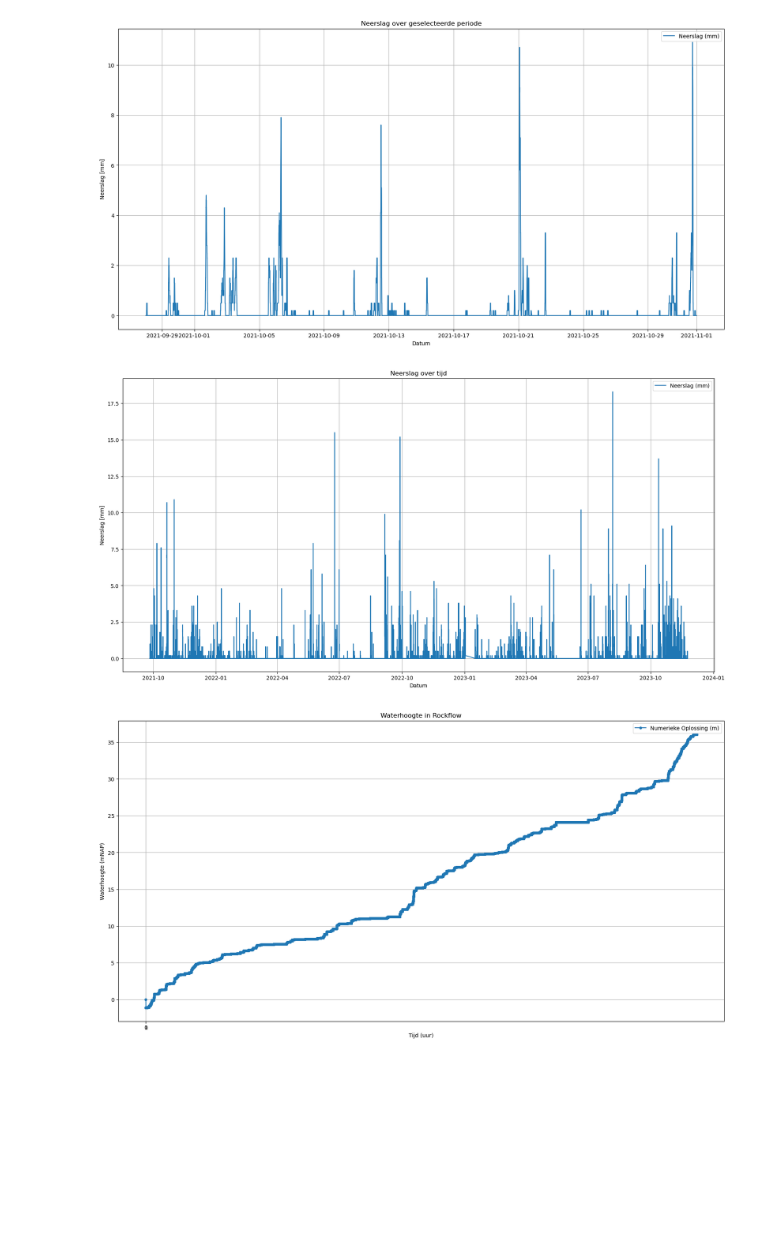
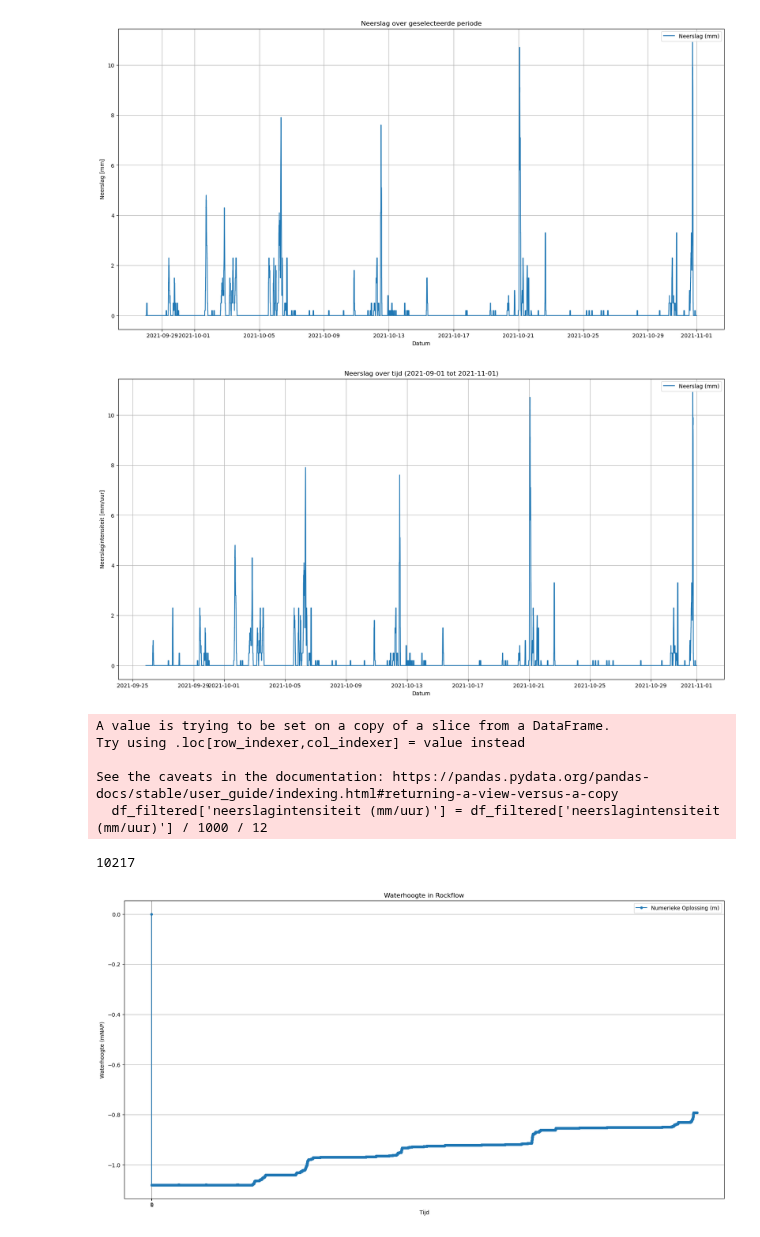
Before and after one commit to Dim277/Casus_waterbergende_weg, a Jupyter notebook: Model_WBW_2Bakjes_23122023.ipynb, the cells around one changed output. Saved outputs shown, nothing was run; the diff lists cells and outputs as text; code cells hidden in the pictures; blank space fills up the shorter version.

```diff
--- a/Model_WBW_2Bakjes_23122023.ipynb
+++ b/Model_WBW_2Bakjes_23122023.ipynb
@@ -54,13 +54,13 @@ df_neerslag['neerslagintensiteit (mm/uur)'] = df_neerslag['neerslagintensiteit (
 150 rows × 3 columns
 [figure]
 # %%
-#Lijstje van de benodigde imports
+# Lijstje van de benodigde imports
 import numpy as np
 import pandas as pd
 import matplotlib.pyplot as plt
 import matplotlib.dates as mdates
 
-#Omzetten verkregen dataset KNMI naar lijst met gefilterde waardes
+# Omzetten verkregen dataset KNMI naar lijst met gefilterde waardes
 
 # Inladen neerslagdata
 df_neerslag = pd.read_csv('Neerslag_Hoogmade.csv', skipinitialspace=True, header=0, sep=';')
@@ -74,21 +74,30 @@ df_neerslag['neerslagintensiteit (mm/uur)'] = pd.to_numeric(df_neerslag['neersla
 # Vervang NaN door 0
 df_neerslag['neerslagintensiteit (mm/uur)'].fillna(0, inplace=True)
 
-# Plot de DateTime tegenover de RH
+# Datumfilter instellen van 2021-09-01 tot 2021-10-01
+start_date = '2021-09-01'
+end_date = '2021-11-01'
+
+# Selecteer de rijen binnen het gewenste datum bereik
+df_filtered = df_neerslag[(df_neerslag['DateTime'] >= start_date) & (df_neerslag['DateTime'] <= end_date)]
+
+# Plot de DateTime tegenover de RH voor het gefilterde bereik
 plt.figure(figsize=(20, 10))
-plt.plot(df_neerslag["DateTime"], df_neerslag["neerslagintensiteit (mm/uur)"], label="Neerslag (mm)")
-plt.title("Neerslag over tijd")
+plt.plot(df_filtered["DateTime"], df_filtered["neerslagintensiteit (mm/uur)"], label="Neerslag (mm)")
+plt.title("Neerslag over tijd ({} tot {})".format(start_date, end_date))
 plt.xlabel("Datum")
-plt.ylabel("Neerslag [mm]")
+plt.ylabel("Neerslagintensiteit [mm/uur]")
 plt.grid(True)
 plt.legend()
 plt.show()
 
-# Omzetten neerslag naar mm, daarna naar m
-df_neerslag['neerslagintensiteit (mm/uur)'] = df_neerslag['neerslagintensiteit (mm/uur)'] / 1000
+# Omzetten neerslag naar mm, daarna naar m, door 12 om van mm/uur naar mm/5 min te gaan
+df_filtered['neerslagintensiteit (mm/uur)'] = df_filtered['neerslagintensiteit (mm/uur)'] / 1000 / 12
 
 # Haal alle waarden van 'neerslagintensiteit (mm/uur)' op als lijst
-neerslag_lijst = df_neerslag['neerslagintensiteit (mm/uur)'].tolist()
+neerslag_lijst = df_filtered['neerslagintensiteit (mm/uur)'].tolist()
+
+#print(neerslag_lijst)
 
 # Parameters
 #Bergend Opp
@@ -99,59 +108,67 @@ A_trottoir_goot = 532.36
 A_parkeerplaatsen = 570.08
 A_afstromend = A_hellend_dak + A_vlak_dak + A_rijweg_goot + A_trottoir_goot + A_parkeerplaatsen
 
-#RW
+#Rockwool
 A_RW = 1337.53   #Oppervlak van het bergend pakket (m^2)
 k_RW = 200/24/12 #Doorlatendheidscoëfficiënt van de rockflow (m/5min)
 p_RW = 0.95      #Porositeit Rockwool
-#DZ
+Onderkant_RW = -1.08  #In mNAP
+#Drainzand
 A_DZ = 0.70*180
 k_DZ = 10/24/12
 p_DZ = 0.25
-#KL
+VMAX_DZ = 60
+#Klei
 A_KL = 100
 k_KL = 0.05/24/12   #Doorlatendheidscoëfficiënt van de bodem (m/5min)
 p_KL = 0.4
 
 #Overige
 t0 = 0
-Onderkant_RW = -1.08  #In mNAP
-VMAX_DZ = 60
+
 tijdstappen = len(neerslag_lijst)
+print(len(neerslag_lijst))
 
 #Arrays
 dt = 1  # Tijdstap (5 minuten)
 t = np.arange(0, tijdstappen, dt)  # Tijdstappen
 V_RW = np.zeros(len(t))  # Array voor het volume water in de rockwool
 H_RW = np.zeros(len(t))  # Array voor de waterhoogte in de rockwool
 V_DZ = np.zeros(len(t))  # Array voor het volume water in het drainzand
 H_DZ = np.zeros(len(t))  # Array voor de waterhoogte in het drainzand
 
 # Initiële conditie
 V_RW[0] = 0.0  # Initiële volume water in het rockwool(m^3)
 V_DZ[0] = 0.0  # Initiële wolume water in het drainzand (m^3)
 
 # Numerieke oplossing met behulp van de methode van Euler
 for i in range(1, len(t)):
     Q_in_RW = neerslag_lijst[i] * A_afstromend
-    Q_uit_RW = min(V_RW[i-1], A_DZ*k_DZ, VMAX_DZ - V_DZ[i-1])
-    Q_in_DZ = min(V_RW[i-1], A_DZ*k_DZ, VMAX_DZ - V_DZ[i-1])
+    Q_uit_RW = min(V_RW[i-1], A_DZ * k_DZ, VMAX_DZ - V_DZ[i-1])
+    Q_in_DZ = min(V_RW[i-1], A_DZ * k_DZ, VMAX_DZ - V_DZ[i-1])
     Q_uit_DZ = 0
 
     V_RW[i] = (Q_in_RW - Q_uit_RW) * dt + V_RW[i-1]
     H_RW[i] = V_RW[i] / (p_RW * A_RW) + Onderkant_RW
     V_DZ[i] = (Q_in_DZ - Q_uit_DZ) * dt + V_DZ[i-1]
     H_DZ[i] = V_DZ[i] / (p_DZ * A_DZ)
 
 # Plot de numerieke oplossing voor waterhoogte
 plt.figure(figsize=(20, 10))
 plt.plot(t, H_RW, label='Numerieke Oplossing (m)', marker='o', markersize=4, linestyle='-')
-plt.xlabel('Tijd (uur)')
+plt.xlabel('Tijd')
 plt.ylabel('Waterhoogte (mNAP)')
 plt.title('Waterhoogte in Rockflow')
 plt.legend()
 plt.grid(True)
 plt.xticks(np.arange(0, 2, 1))  # Tijdstapmarkeringen om de 1 dag
 plt.show()
 # %% [output]
-[figure, old version]
+[figure, new version]
+A value is trying to be set on a copy of a slice from a DataFrame.
+Try using .loc[row_indexer,col_indexer] = value instead
+
+See the caveats in the documentation: https://pandas.pydata.org/pandas-docs/stable/user_guide/indexing.html#returning-a-view-versus-a-copy
+  df_filtered['neerslagintensiteit (mm/uur)'] = df_filtered['neerslagintensiteit (mm/uur)'] / 1000 / 12
+10217
-[figure, old version]
+[figure, new version]
```
Also changed, not shown: 1 other file.
